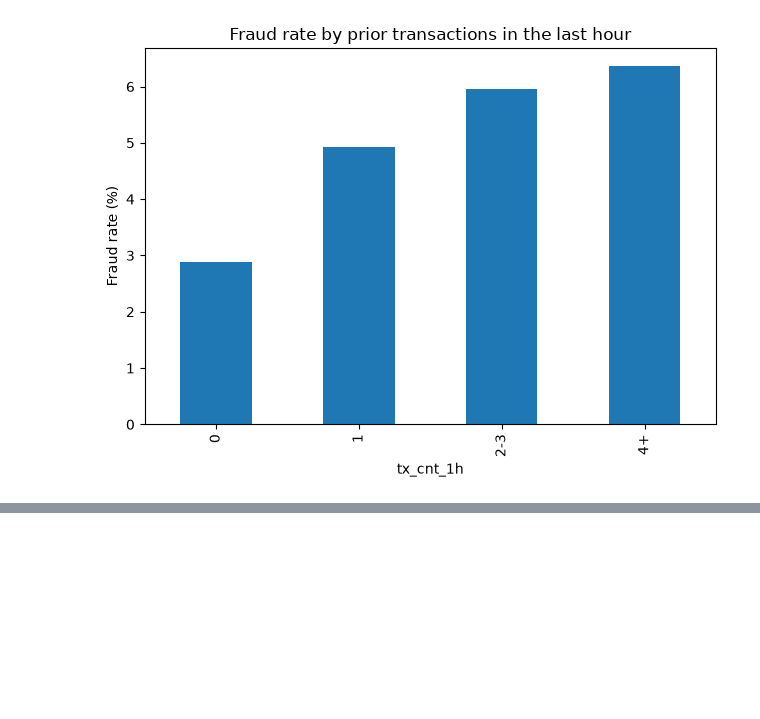
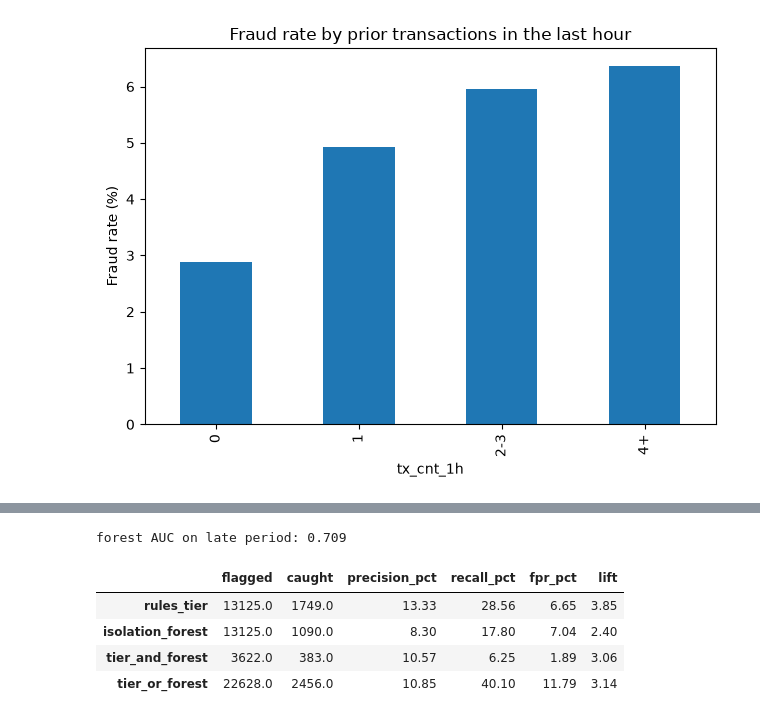
Before and after one commit to Varun-0731/Fraud-Promo-Abuse-Risk-Signal-Lab, a Jupyter notebook: notebooks/01_findings.ipynb, the cells around one changed output, grey strips where cells are left out. Drawn from its saved outputs; the diff is of its cells as text; code cells hidden in the pictures; blank space fills up the shorter version.

```diff
--- a/notebooks/01_findings.ipynb
+++ b/notebooks/01_findings.ipynb
@@ -138,0 +195,44 @@ pd.concat({"all_data": table_full, "last_30pct_of_time": table_late}, axis=1)
+# %%
+import numpy as np
+from sklearn.ensemble import IsolationForest
+from sklearn.metrics import roc_auc_score
+
+feat_cols = [
+    "tx_cnt_1h", "tx_cnt_24h", "tx_cnt_7d", "amt_ratio",
+    "secs_since_prev", "TransactionAmt", "has_identity", "users_on_device",
+]
+
+X = df[feat_cols].copy()
+X["TransactionAmt"] = np.log1p(X["TransactionAmt"])
+X["amt_ratio"] = np.log1p(X["amt_ratio"].fillna(1))
+X["secs_since_prev"] = np.log1p(X["secs_since_prev"].fillna(X["secs_since_prev"].max()))
+X["users_on_device"] = np.log1p(X["users_on_device"].fillna(0))
+X["tx_cnt_1h"] = np.log1p(X["tx_cnt_1h"])
+X["tx_cnt_24h"] = np.log1p(X["tx_cnt_24h"])
+X["tx_cnt_7d"] = np.log1p(X["tx_cnt_7d"])
+
+model = IsolationForest(n_estimators=200, random_state=42, n_jobs=-1)
+model.fit(X[early])
+
+scores = pd.Series(-model.score_samples(X), index=df.index)
+
+share = tier[late].mean()
+threshold = np.quantile(scores[late], 1 - share)
+ml = scores >= threshold
+
+setups = {
+    "rules_tier": tier,
+    "isolation_forest": ml,
+    "tier_and_forest": tier & ml,
+    "tier_or_forest": tier | ml,
+}
+
+print("forest AUC on late period:", round(roc_auc_score(df.loc[late, "isFraud"], scores[late]), 3))
+pd.DataFrame({k: evaluate(v, late) for k, v in setups.items()}).T
+# %% [output]
+forest AUC on late period: 0.709
+|  | flagged | caught | precision_pct | recall_pct | fpr_pct | lift |
+| rules_tier | 13125.0 | 1749.0 | 13.33 | 28.56 | 6.65 | 3.85 |
+| isolation_forest | 13125.0 | 1090.0 | 8.30 | 17.80 | 7.04 | 2.40 |
+| tier_and_forest | 3622.0 | 383.0 | 10.57 | 6.25 | 1.89 | 3.06 |
+| tier_or_forest | 22628.0 | 2456.0 | 10.85 | 40.10 | 11.79 | 3.14 |
```
Also changed, not shown: parts of 2 cells of this notebook.
